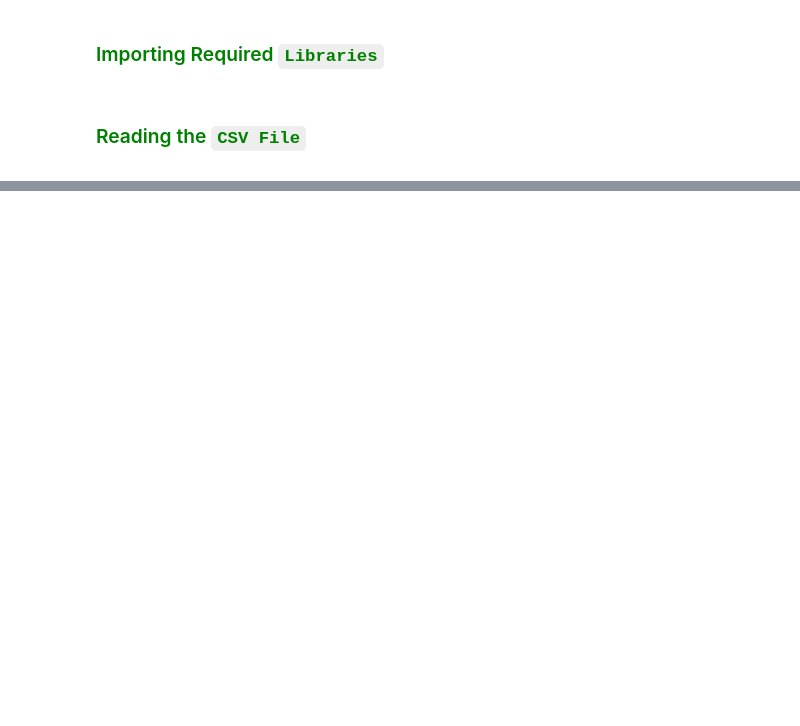
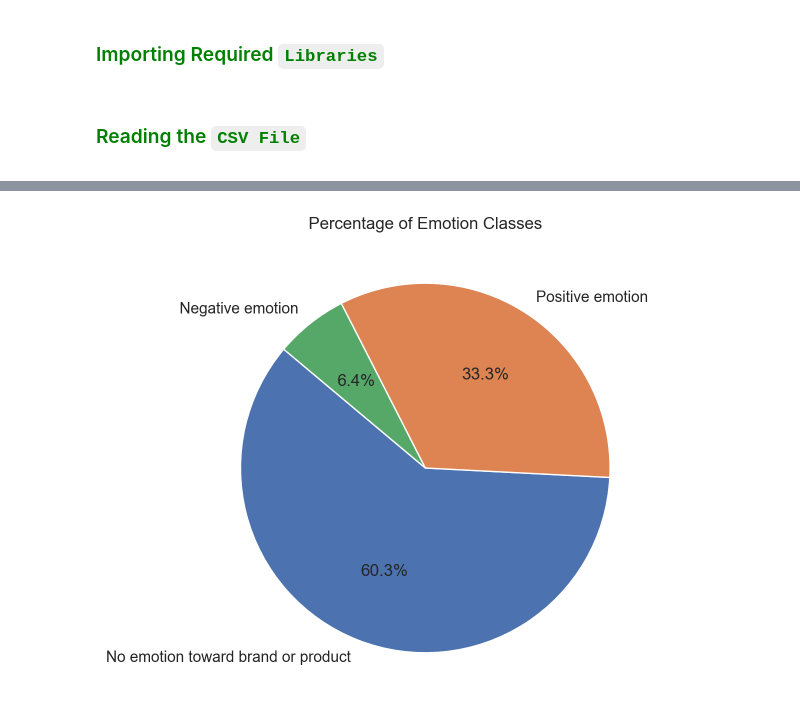
Before and after one commit to javo2/Test_operationnel, a Jupyter notebook: Notebook/Technical_test_Mohammed_Jawhar.ipynb, the cells around one changed output, grey strips where cells are left out. Cells and saved outputs as stored; diff of their text form; code cells hidden in the pictures; blank space fills up the shorter version.

```diff
--- a/Notebook/Technical_test_Mohammed_Jawhar.ipynb
+++ b/Notebook/Technical_test_Mohammed_Jawhar.ipynb
@@ -68,0 +185,18 @@ tweets_df = pd.read_csv('../data/tweets dataset.csv', encoding = "ISO-8859-1")
+# %%
+# Calculate the class percentages
+percentages = tweets_df['emotions'].value_counts(normalize=True)
+
+# Set the style to use Seaborn's color palette
+sns.set(style="whitegrid")
+
+# Create a pie chart (circle plot)
+plt.figure(figsize=(8, 6))
+plt.pie(percentages, labels=percentages.index, autopct='%1.1f%%', startangle=140, colors=sns.color_palette("deep"))
+
+# Set the title
+plt.title('Percentage of Emotion Classes')
+
+# Show the plot
+plt.show()
+# %% [output]
+[figure, added]
```
Also changed, not shown: parts of 29 cells of this notebook.
